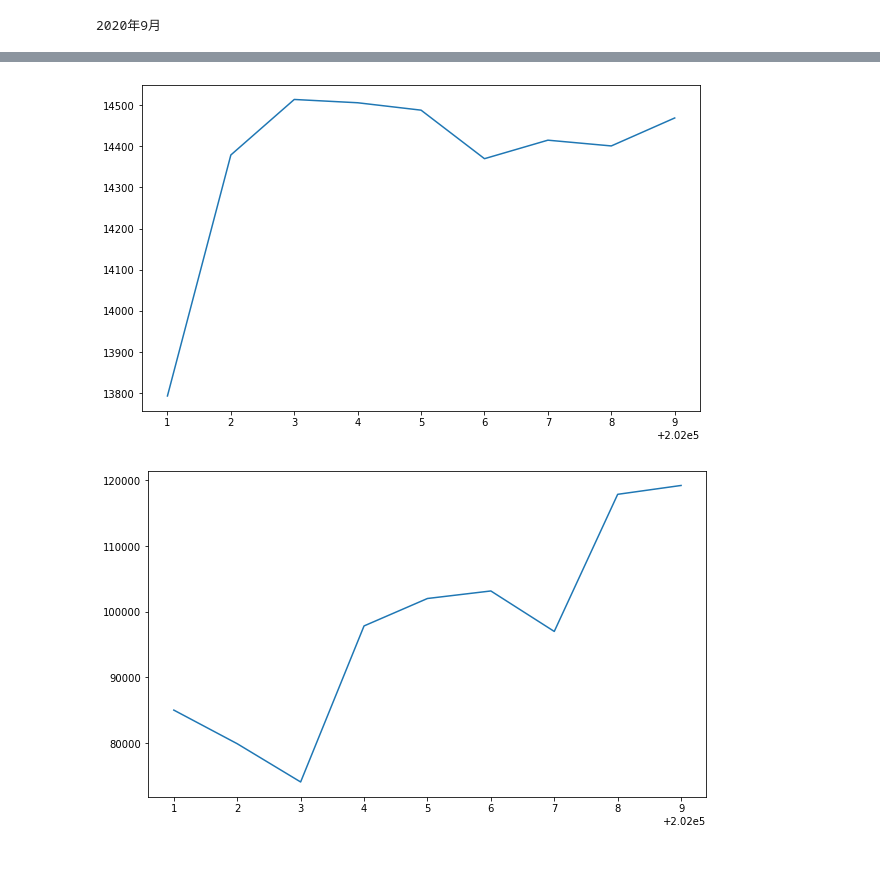
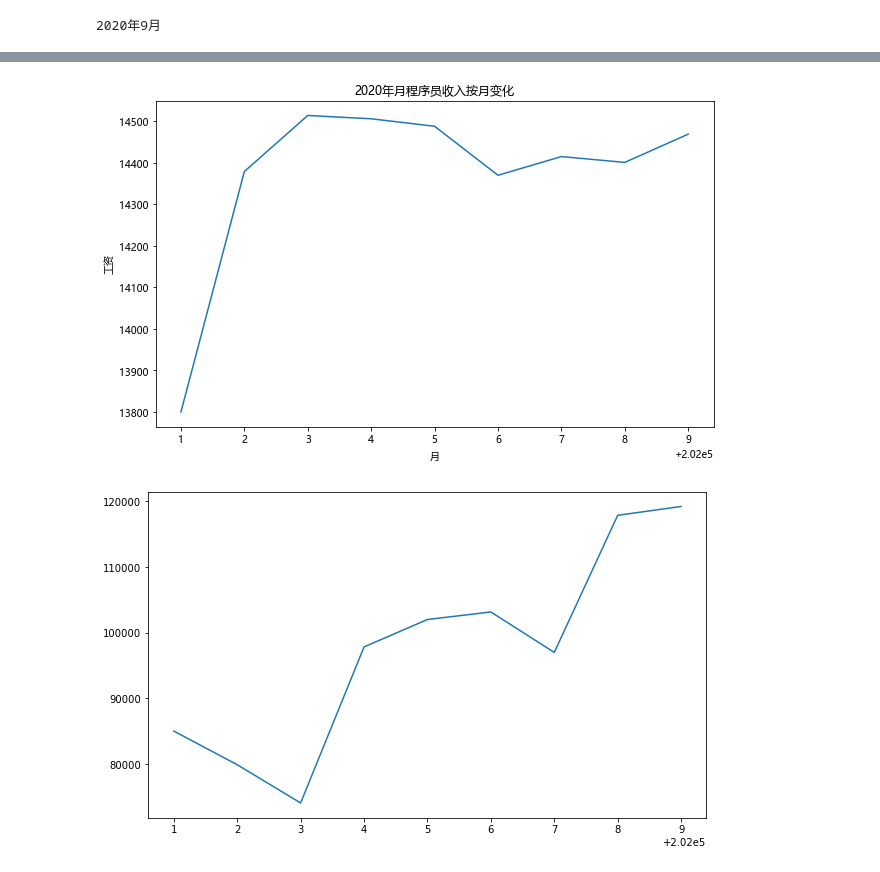
Before and after one commit to EricWebsmith/china_job_survey, a Jupyter notebook: reports/202009/General_Stats.ipynb, the cells around one changed output, grey strips where cells are left out. Drawn from its saved outputs; the diff is of its cells as text; code cells hidden in the pictures.

```diff
--- a/reports/202009/General_Stats.ipynb
+++ b/reports/202009/General_Stats.ipynb
@@ -5,6 +3,6 @@ pd.set_option('display.max_rows', 200)
 # %%
 import matplotlib.pyplot as plt
-plt.rcParams['font.sans-serif']=['SimHei'] #用来正常显示中文标签
+plt.rcParams['font.sans-serif']=['Microsoft YaHei'] #用来正常显示中文标签
 plt.rcParams['axes.unicode_minus']=False #用来正常显示负号
 import seaborn as sns
 import scipy.stats as stats
@@ -40,9 +39,12 @@ stat_data
 # %%
 plt.figure(figsize=(10,6))
 plt.plot("year_month","salary_mean",data=stat_data)
+plt.title(f"{year}年月程序员收入按月变化")
+plt.xlabel("月")
+plt.ylabel("工资")
 plt.show()
 # %% [output]
-[figure, old version]
+[figure, new version]
 # %%
 plt.figure(figsize=(10,6))
 plt.plot("year_month","jd_count",data=stat_data)
```
Also changed, not shown: parts of 3 cells of this notebook, 27 other files.
